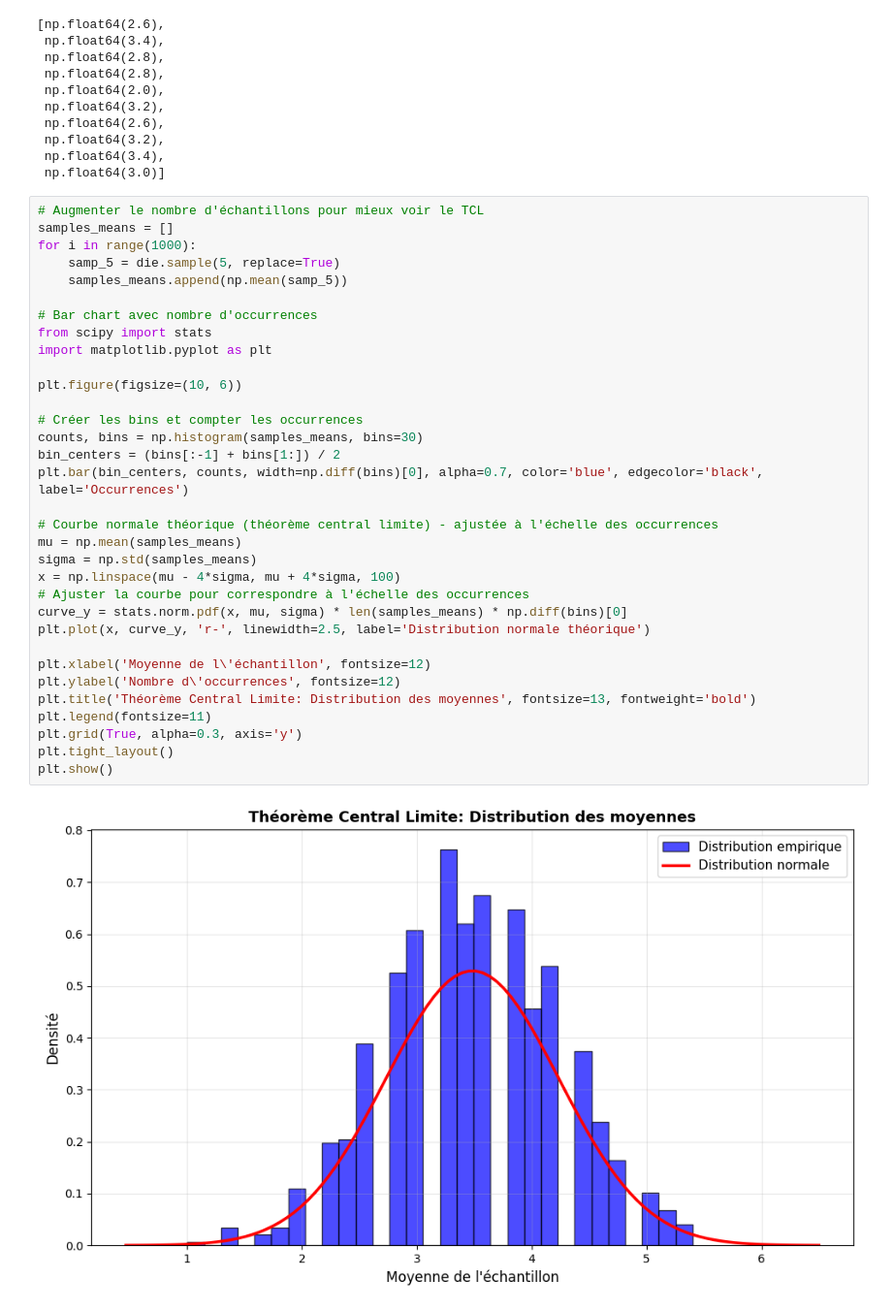
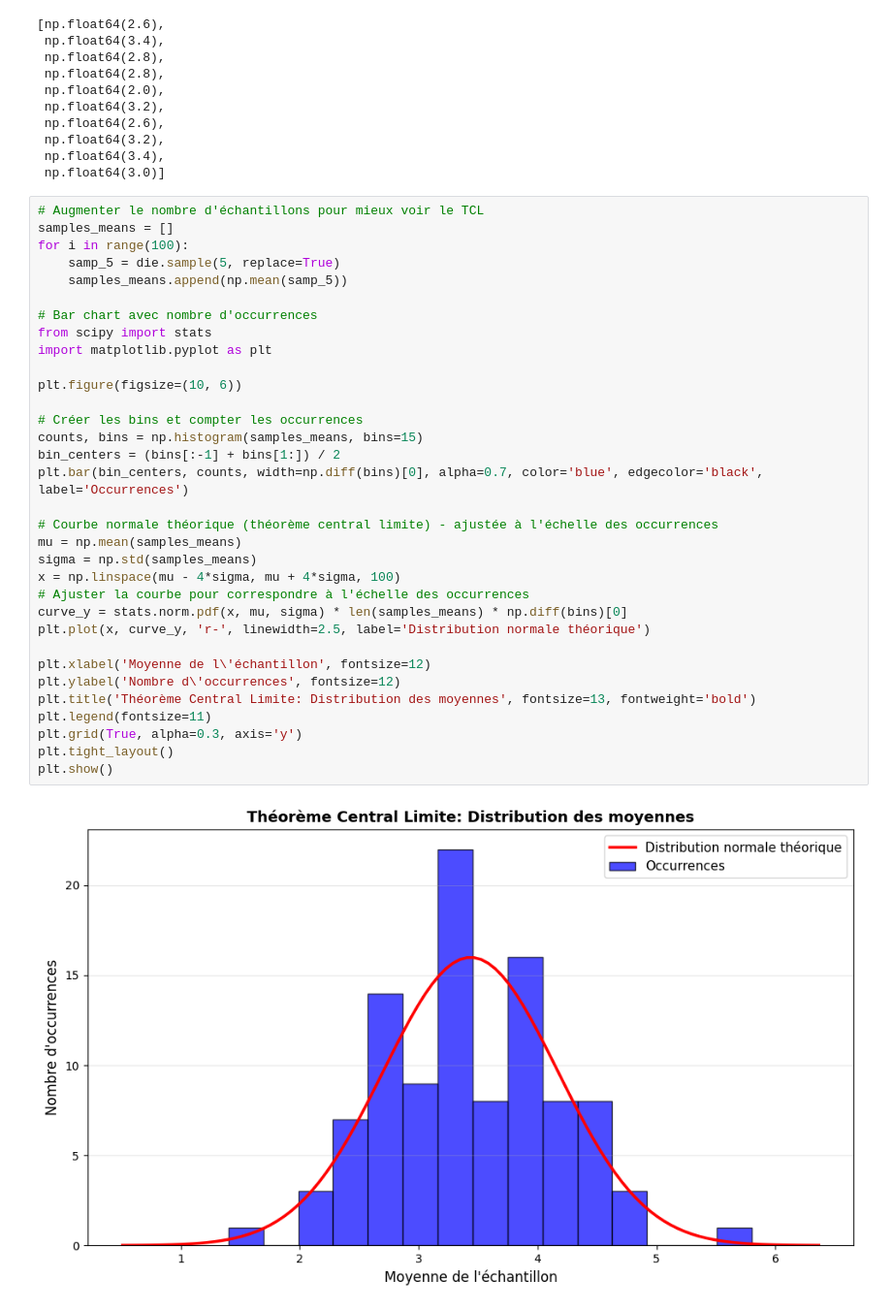
Before and after one commit to H3-8/stats, a Jupyter notebook: tcl_distrib.ipynb, the cells around one changed output. Shown at 97% size. Saved outputs shown, nothing was run; the diff lists cells and outputs as text.

```diff
--- a/tcl_distrib.ipynb
+++ b/tcl_distrib.ipynb
@@ -34,35 +34,35 @@ samples_means
 # %%
 # Augmenter le nombre d'échantillons pour mieux voir le TCL
 samples_means = []
-for i in range(1000):
+for i in range(100):
     samp_5 = die.sample(5, replace=True)
     samples_means.append(np.mean(samp_5))
 
 # Bar chart avec nombre d'occurrences
 from scipy import stats
 import matplotlib.pyplot as plt
 
 plt.figure(figsize=(10, 6))
 
 # Créer les bins et compter les occurrences
-counts, bins = np.histogram(samples_means, bins=30)
+counts, bins = np.histogram(samples_means, bins=15)
 bin_centers = (bins[:-1] + bins[1:]) / 2
 plt.bar(bin_centers, counts, width=np.diff(bins)[0], alpha=0.7, color='blue', edgecolor='black', label='Occurrences')
 
 # Courbe normale théorique (théorème central limite) - ajustée à l'échelle des occurrences
 mu = np.mean(samples_means)
 sigma = np.std(samples_means)
 x = np.linspace(mu - 4*sigma, mu + 4*sigma, 100)
 # Ajuster la courbe pour correspondre à l'échelle des occurrences
 curve_y = stats.norm.pdf(x, mu, sigma) * len(samples_means) * np.diff(bins)[0]
 plt.plot(x, curve_y, 'r-', linewidth=2.5, label='Distribution normale théorique')
 
 plt.xlabel('Moyenne de l\'échantillon', fontsize=12)
 plt.ylabel('Nombre d\'occurrences', fontsize=12)
 plt.title('Théorème Central Limite: Distribution des moyennes', fontsize=13, fontweight='bold')
 plt.legend(fontsize=11)
 plt.grid(True, alpha=0.3, axis='y')
 plt.tight_layout()
 plt.show()
 # %% [output]
-[figure, old version]
+[figure, new version]
```
Also changed, not shown: parts of 1 cell of this notebook.
